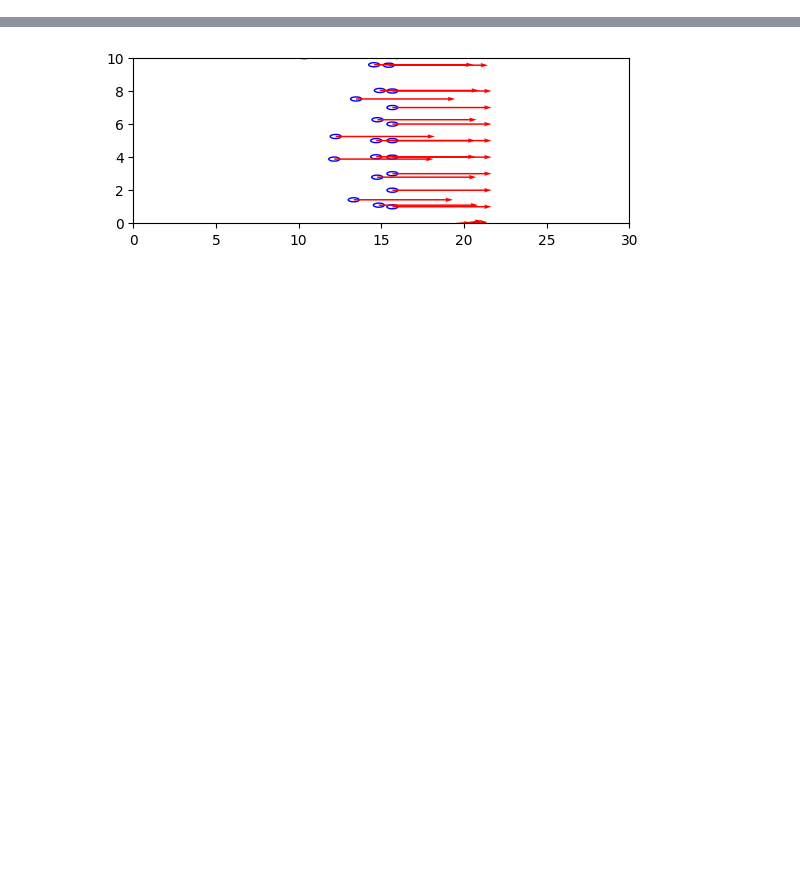
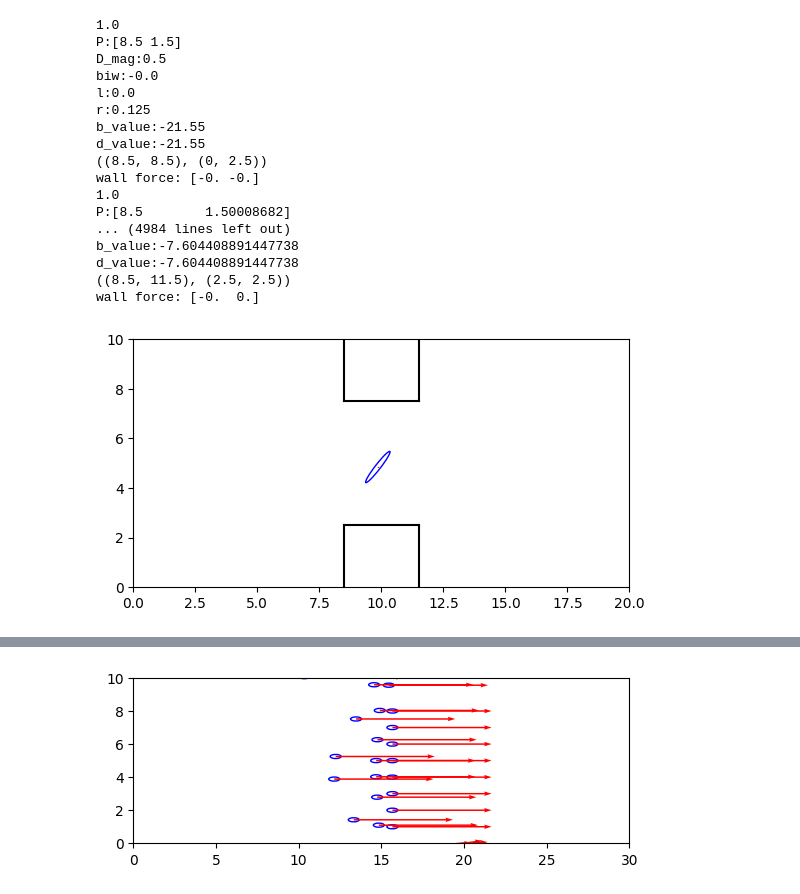
Before and after one commit to s2013568/DEM_test, a Jupyter notebook: Ageng_based_simulation/Force_based_model/test.ipynb, the cells around one changed output, grey strips where cells are left out. Drawn from its saved outputs; the diff is of its cells as text; code cells hidden in the pictures; blank space fills up the shorter version.

Commit message:
Update on wall simu;aton. Now it works

```diff
--- a/Ageng_based_simulation/Force_based_model/test.ipynb
+++ b/Ageng_based_simulation/Force_based_model/test.ipynb
@@ -2,3 +2,34 @@
 from environment import Environment
 from agent import Agent
 from main import GCFModel
+# %%
+env = Environment(width=20, height=10, bottleneck_width=3, bottleneck_height=5)
+import random
+
+agents = [
+    Agent(position=[8.0, 1.5], velocity=[0.0, 0.0], a_min=0.3, b_min=0.1, tau=0.5, f=1.25, desired_walking_speed=1.34)
+]
+
+
+gcf_model = GCFModel(environment=env, agents=agents, time_constant = 0.5, eta = 0.2)
+#gcf_model.run_simulation(steps=1000, dt=0.01, log_interval=100)
+gcf_model.animate(steps=500, dt=0.01, interval=1, output_filename="test_mass.gif", show_forces = True)
+# %% [output]
+1.0
+P:[8.5 1.5]
+D_mag:0.5
+biw:-0.0
+l:0.0
+r:0.125
+b_value:-21.55
+d_value:-21.55
+((8.5, 8.5), (0, 2.5))
+wall force: [-0. -0.]
+1.0
+P:[8.5        1.50008682]
+... (4984 lines left out)
+b_value:-7.604408891447738
+d_value:-7.604408891447738
+((8.5, 11.5), (2.5, 2.5))
+wall force: [-0.  0.]
+[figure, added]
```
Also changed, not shown: parts of 4 cells of this notebook, 7 other files.
